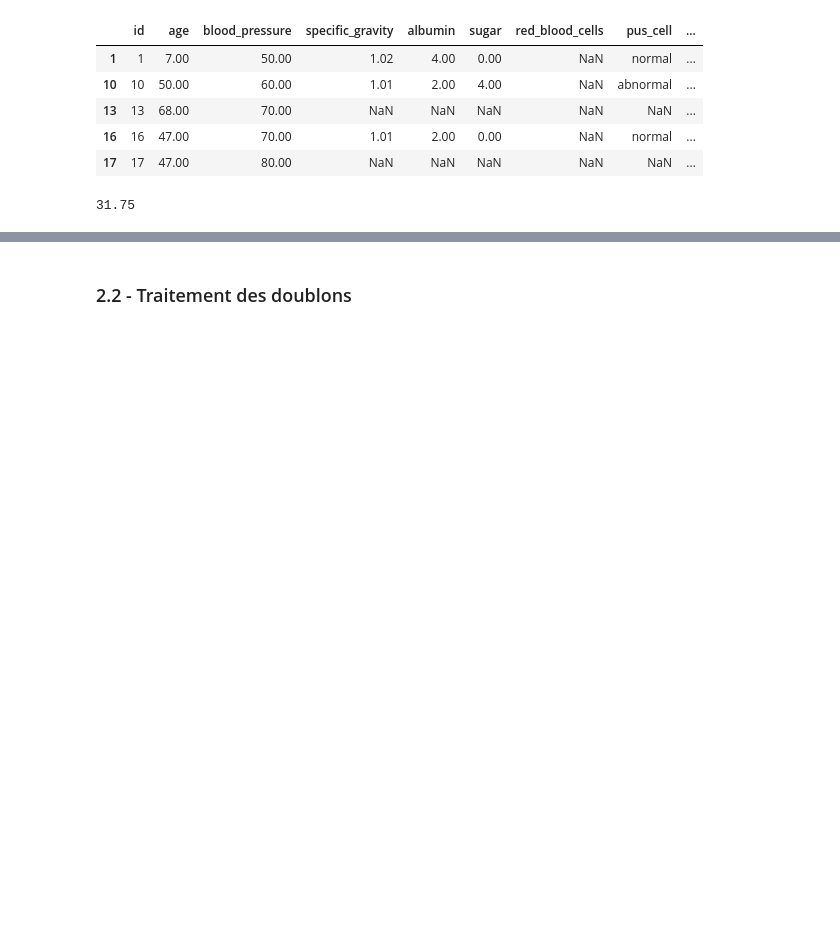
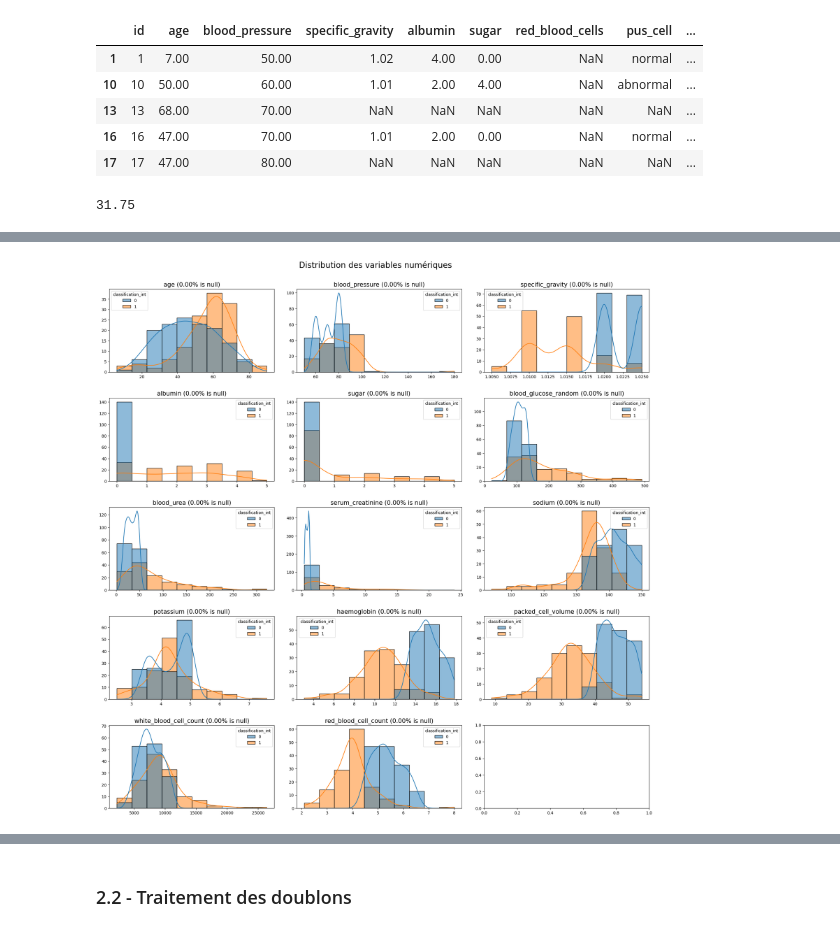
Before and after one commit to Dim2960/semiology_AI, a Jupyter notebook: mrc_folder/dataset.ipynb, the cells around one changed output, grey strips where cells are left out. Cells and saved outputs as stored; diff of their text form; code cells hidden in the pictures; blank space fills up the shorter version.

Commit message:
add graphs after cleaning

```diff
--- a/mrc_folder/dataset.ipynb
+++ b/mrc_folder/dataset.ipynb
@@ -449,0 +397,30 @@ dtype: int64
+# %%
+# specific_gravity 0 median, 11 median
+# Calculate median for 'classification_int' == 0
+median_value = df_without_NaN.loc[df['classification_int'] == 0, 'specific_gravity'].median()
+# Fill NaN values for 'classification_int' == 0
+df_without_NaN.loc[df_without_NaN['classification_int'] == 0, 'specific_gravity'] = df_without_NaN.loc[df_without_NaN['classification_int'] == 0, 'specific_gravity'].fillna(median_value)
+# Calculate median for 'classification_int' == 1
+median_value = df_without_NaN.loc[df_without_NaN['classification_int'] == 1, 'specific_gravity'].median()
+# Fill NaN values for 'classification_int' == 1
+df_without_NaN.loc[df_without_NaN['classification_int'] == 1, 'specific_gravity'] = df_without_NaN.loc[df_without_NaN['classification_int'] == 1, 'specific_gravity'].fillna(median_value)
+# %%
+# blood_pressure 0 median, 1 median
+# Calculate median for 'classification_int' == 0
+median_value = df_without_NaN.loc[df_without_NaN['classification_int'] == 0, 'blood_pressure'].median()
+# Fill NaN values for 'classification_int' == 0
+df_without_NaN.loc[df_without_NaN['classification_int'] == 0, 'blood_pressure'] = df_without_NaN.loc[df_without_NaN['classification_int'] == 0, 'blood_pressure'].fillna(median_value)
+# Calculate median for 'classification_int' == 1
+median_value = df_without_NaN.loc[df_without_NaN['classification_int'] == 1, 'blood_pressure'].median()
+# Fill NaN values for 'classification_int' == 1
+df_without_NaN.loc[df['classification_int'] == 1, 'blood_pressure'] = df_without_NaN.loc[df['classification_int'] == 1, 'blood_pressure'].fillna(median_value)
+# %%
+# age 0 mean 1 median
+# Calculate mean for 'classification_int' == 0
+mean_value = df_without_NaN.loc[df_without_NaN['classification_int'] == 0, 'age'].mean()
+# Fill NaN values for 'classification_int' == 0
+df_without_NaN.loc[df_without_NaN['classification_int'] == 0, 'age'] = df_without_NaN.loc[df['classification_int'] == 0, 'age'].fillna(mean_value)
+# Calculate median for 'classification_int' == 1
+median_value = df_without_NaN.loc[df_without_NaN['classification_int'] == 1, 'age'].median()
+# Fill NaN values for 'classification_int' == 1
+df_without_NaN.loc[df_without_NaN['classification_int'] == 1, 'age'] = df_without_NaN.loc[df_without_NaN['classification_int'] == 1, 'age'].fillna(median_value)
@@ -449,0 +452,17 @@ dtype: int64
+# %%
+# histplots to check the distribution of the data after cleaning
+fig, axes = plt.subplots(5, 3, figsize=(20, 20))
+fig.suptitle('Distribution des variables numériques', fontsize=20)
+
+# create graphs for numerical variables differents between 0 and 1 in classification_int
+for i, col in enumerate(num_cols):
+    sns.histplot(data=df_without_NaN, x=col, bins='sturges', kde=True, ax=axes[i//3, i%3], hue='classification_int')
+    null_percentage = "%.2f" % (df_without_NaN[col].isnull().sum() / len(df_without_NaN[col]) * 100)
+    label = f'{col} ({null_percentage}% is null)'
+    axes[i//3, i%3].set_title(label, fontsize=15)
+    axes[i//3, i%3].set_xlabel('')
+    axes[i//3, i%3].set_ylabel('')
+plt.tight_layout(pad=3.0)  # Adjusted padding for better layout
+plt.show()
+# %% [output]
+[figure, added]
```
Also changed, not shown: parts of 45 cells of this notebook.
